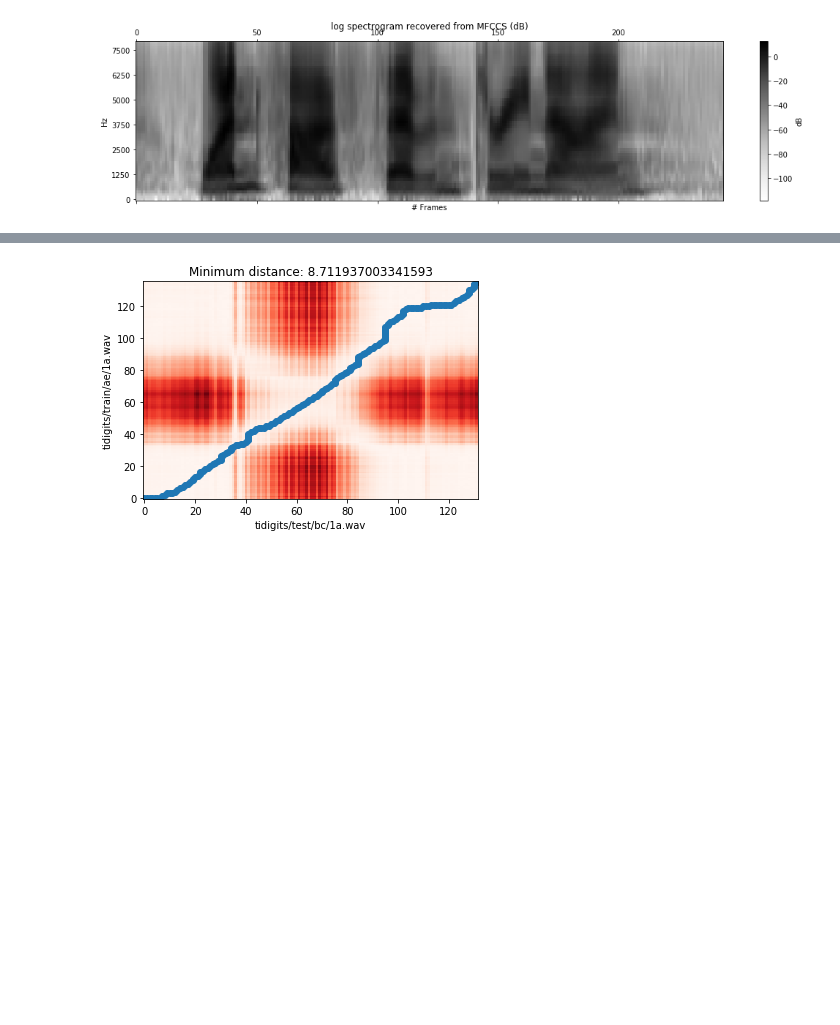
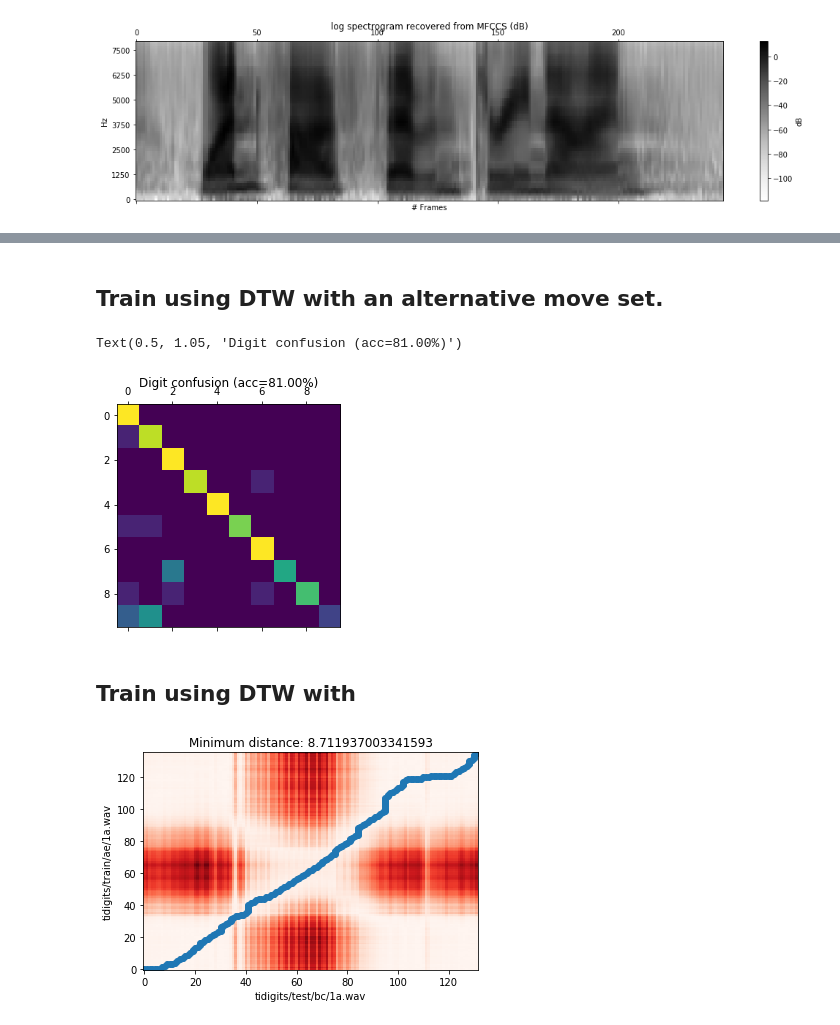
Before and after one commit to RuolinZheng08/ttic31110-speech-technologies, a Jupyter notebook: hw2/hw2.ipynb, the cells around one changed output, grey strips where cells are left out. Cells and saved outputs as stored; diff of their text form; code cells hidden in the pictures; blank space fills up the shorter version.

```diff
--- a/hw2/hw2.ipynb
+++ b/hw2/hw2.ipynb
@@ -536,31 +537,30 @@ def dtw_moveset(x, y, dist):
     """
     rows, cols = x.shape[0], y.shape[0]
     costs = np.empty((rows, cols))
+    mem = np.empty((rows, cols))
     for row in range(rows):
         for col in range(1, cols):
-            costs[row, col] = dist(x[row], y[col])
+            distance = dist(x[row], y[col])
+            costs[row, col] = distance
+            mem[row, col] = distance
     for row in range(1, rows):
         costs[row, 0] = float('inf')
+        mem[row, 0] = float('inf')
 
-    mem = np.empty((rows, cols))
-    # initialize all (row>0, col=0) to infinity cost
-    mem[0, 0] = costs[0, 0]
-    for row in range(1, rows):
-        mem[row, 0] = float('inf')
     # DTW algo
     for row in range(rows):
         for col in range(1, cols): # cannot have (row, col=0)
             if row == 0:
-                mem[row, col] = costs[row, col] + mem[row, col - 1] # horizontal
+                mem[row, col] += mem[row, col - 1] # horizontal
             elif row == 1:
-                mem[row, col] = \
-                min(costs[row, col] + mem[row, col - 1], # horizontal
-                    2 * costs[row, col] + mem[row - 1, col - 1]) # diagonal
+                mem[row, col] += \
+                min(mem[row, col - 1], # horizontal
+                    costs[row, col] + mem[row - 1, col - 1]) # diagonal
             else:
-                mem[row, col] = \
-                min(costs[row, col] + mem[row, col - 1], # horizontal
-                    2 * costs[row, col] + mem[row - 1, col - 1], # diagonal
-                    costs[row, col] + mem[row - 2, col - 1]) # two-step diagonal
+                mem[row, col] += \
+                min(mem[row, col - 1], # horizontal
+                    costs[row, col] + mem[row - 1, col - 1], # diagonal
+                    mem[row - 2, col - 1]) # two-step diagonal
 
     # backtrack
     row, col = rows - 1, cols - 1 # at destination
@@ -570,12 +570,13 @@ def dtw_moveset(x, y, dist):
         if row == 0 and col == 0:
             break
         elif col == 0:
-            raise # ERROR: how did we get here?
+            # ERROR: how did we get here?
+            # FIXME
+            return float('inf'), tuple(), costs
         elif row == 0:
             tb = 0 # horizontal
         elif row == 1: # horizontal or diagonal?
-            # cannot have (row, col=0)
-            if np.isclose(mem[row, col] - costs[row, col], mem[row, col - 1]) and col != 1:
+            if np.isclose(mem[row, col] - costs[row, col], mem[row, col - 1]):
                 tb = 0 # horizontal
             elif np.isclose(mem[row, col] - 2 * costs[row, col], mem[row - 1, col - 1]):
                 tb = 1 # diagonal
@@ -583,7 +584,7 @@ def dtw_moveset(x, y, dist):
                 raise
         else:
             prev = mem[row, col] - costs[row, col]
-            if np.isclose(prev, mem[row, col - 1]) and col != 1: # cannot have (row, col=0)
+            if np.isclose(prev, mem[row, col - 1]):
                 tb = 0 # horizontal
             elif np.isclose(mem[row, col] - 2 * costs[row, col], mem[row - 1, col - 1]):
                 tb = 1 # diagonal
@@ -727,3 +709,16 @@ plt.title('Digit confusion (acc=%.2f' % (acc * 100.) + '%)')
+# %% [markdown]
+## Train using DTW with an alternative move set.
+# %%
+acc2, confusion2 = single_digit_recognition(num_templates=1, dist=dist, dtw_func=dtw_moveset)
+# %%
+# visualize confusion matrix
+plt.matshow(confusion2)
+plt.title('Digit confusion (acc=%.2f' % (acc2 * 100.) + '%)')
+# %% [output]
+Text(0.5, 1.05, 'Digit confusion (acc=81.00%)')
+[figure, added]
+# %% [markdown]
+## Train using DTW with
 # %%
 def visualize_dtw(file1, file2, dtw_func=dtw):
     a = extract_mfcc_features(*sf.read(file1))
```
Also changed, not shown: parts of 10 cells of this notebook.
